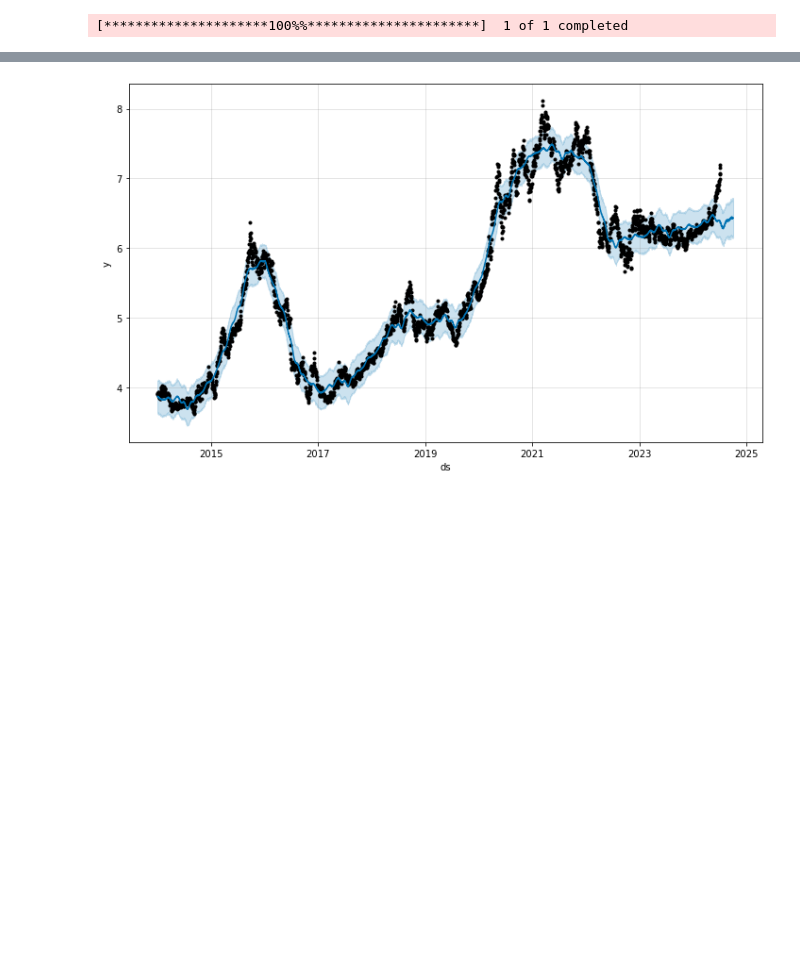
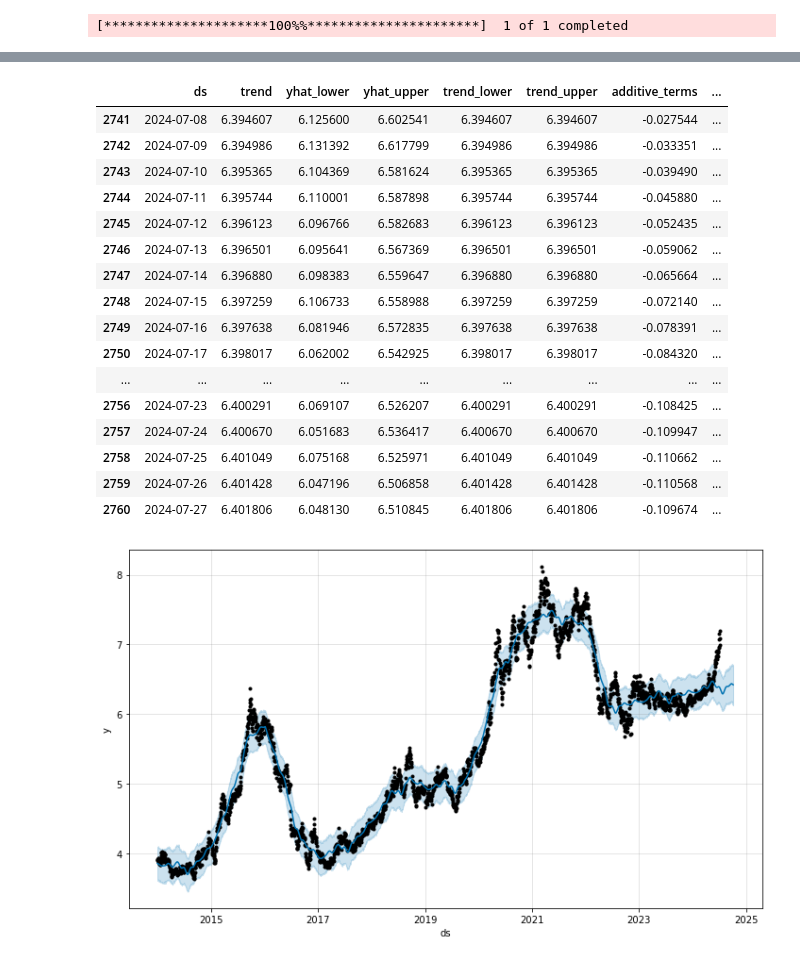
Before and after one commit to pedrosfarias01/Data-Science-Projects, a Jupyter notebook: 1-ProphetCurrencyTrend/testes.ipynb, the cells around one changed output, grey strips where cells are left out. Saved outputs shown, nothing was run; the diff lists cells and outputs as text; code cells hidden in the pictures; blank space fills up the shorter version.

```diff
--- a/1-ProphetCurrencyTrend/testes.ipynb
+++ b/1-ProphetCurrencyTrend/testes.ipynb
@@ -92,3 +92,23 @@ forecast
+# %%
+forecast.tail(90).head(20)
+# %% [output]
+|  | ds | trend | yhat_lower | yhat_upper | trend_lower | trend_upper | additive_terms | ... |
+| 2741 | 2024-07-08 | 6.394607 | 6.125600 | 6.602541 | 6.394607 | 6.394607 | -0.027544 | ... |
+| 2742 | 2024-07-09 | 6.394986 | 6.131392 | 6.617799 | 6.394986 | 6.394986 | -0.033351 | ... |
+| 2743 | 2024-07-10 | 6.395365 | 6.104369 | 6.581624 | 6.395365 | 6.395365 | -0.039490 | ... |
+| 2744 | 2024-07-11 | 6.395744 | 6.110001 | 6.587898 | 6.395744 | 6.395744 | -0.045880 | ... |
+| 2745 | 2024-07-12 | 6.396123 | 6.096766 | 6.582683 | 6.396123 | 6.396123 | -0.052435 | ... |
+| 2746 | 2024-07-13 | 6.396501 | 6.095641 | 6.567369 | 6.396501 | 6.396501 | -0.059062 | ... |
+| 2747 | 2024-07-14 | 6.396880 | 6.098383 | 6.559647 | 6.396880 | 6.396880 | -0.065664 | ... |
+| 2748 | 2024-07-15 | 6.397259 | 6.106733 | 6.558988 | 6.397259 | 6.397259 | -0.072140 | ... |
+| 2749 | 2024-07-16 | 6.397638 | 6.081946 | 6.572835 | 6.397638 | 6.397638 | -0.078391 | ... |
+| 2750 | 2024-07-17 | 6.398017 | 6.062002 | 6.542925 | 6.398017 | 6.398017 | -0.084320 | ... |
+| ... | ... | ... | ... | ... | ... | ... | ... | ... |
+| 2756 | 2024-07-23 | 6.400291 | 6.069107 | 6.526207 | 6.400291 | 6.400291 | -0.108425 | ... |
+| 2757 | 2024-07-24 | 6.400670 | 6.051683 | 6.536417 | 6.400670 | 6.400670 | -0.109947 | ... |
+| 2758 | 2024-07-25 | 6.401049 | 6.075168 | 6.525971 | 6.401049 | 6.401049 | -0.110662 | ... |
+| 2759 | 2024-07-26 | 6.401428 | 6.047196 | 6.506858 | 6.401428 | 6.401428 | -0.110568 | ... |
+| 2760 | 2024-07-27 | 6.401806 | 6.048130 | 6.510845 | 6.401806 | 6.401806 | -0.109674 | ... |
 # %%
 plot1 = m.plot(forecast)
 # %% [output]
```
Also changed, not shown: parts of 6 cells of this notebook, 1 other file.
